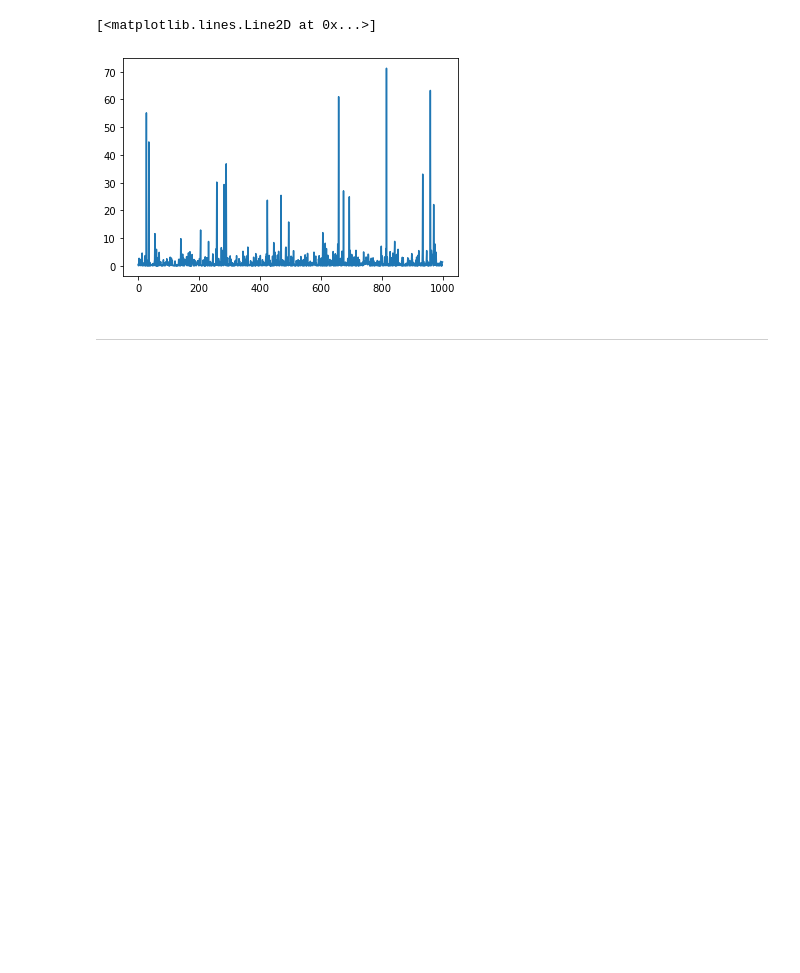
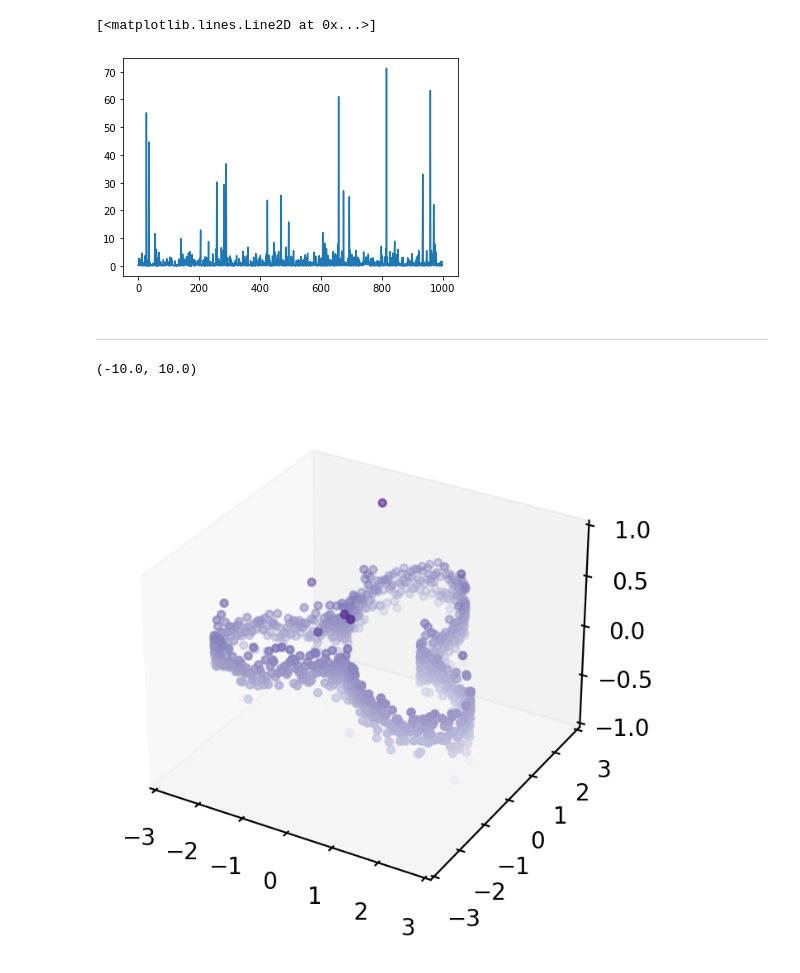
Before and after one commit to seoyeonc/ms, a Jupyter notebook: _notebooks/2022-07-22-paper_simulation.ipynb, the cells around one changed output. Cells and saved outputs as stored; diff of their text form; code cells hidden in the pictures; blank space fills up the shorter version.

```diff
--- a/_notebooks/2022-07-22-paper_simulation.ipynb
+++ b/_notebooks/2022-07-22-paper_simulation.ipynb
@@ -442,0 +445,31 @@ plt.plot((_simul.df.Residual)**2)
+# %%
+### Example 2
+np.random.seed(777)
+pi=np.pi
+n=1000
+ang=np.linspace(-pi,pi-2*pi/n,n)
+r=2+np.sin(np.linspace(0,6*pi,n))
+vx=r*np.cos(ang)
+vy=r*np.sin(ang)
+f=np.sin(np.linspace(0,3*pi,n))+x
+# %%
+# 1.
+p=plt.figure(figsize=(12,4), dpi=200)  # Make figure object
+
+# 2.
+ax=p.add_subplot(1,1,1, projection='3d')
+ax.grid(False)
+ax.ticklabel_format(style='sci', axis='x',scilimits=(0,0))
+ax.ticklabel_format(style='sci', axis='y',scilimits=(0,0))
+ax.ticklabel_format(style='sci', axis='z',scilimits=(0,0))
+top = f
+bottom = np.zeros_like(top)
+width=depth=0.05
+#ax.bar3d(vx, vy, bottom, width, depth, top, shade=False)
+ax.scatter3D(vx,vy,f,c=f,cmap='Purples',zdir='z',s=10)
+ax.set_xlim(-3,3)
+ax.set_ylim(-3,3)
+ax.set_zlim(-10,10)
+# %% [output]
+(-10.0, 10.0)
+[figure, added]
```
Also changed, not shown: parts of 1 cell of this notebook, 2 other files.
